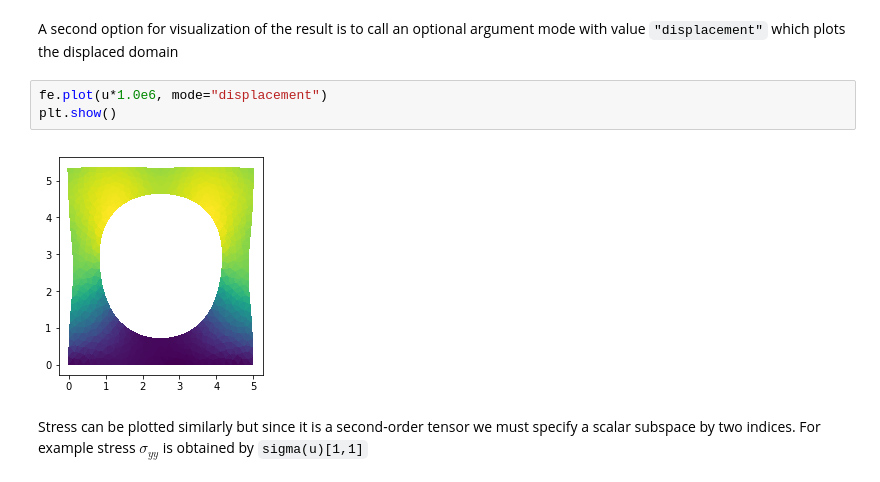
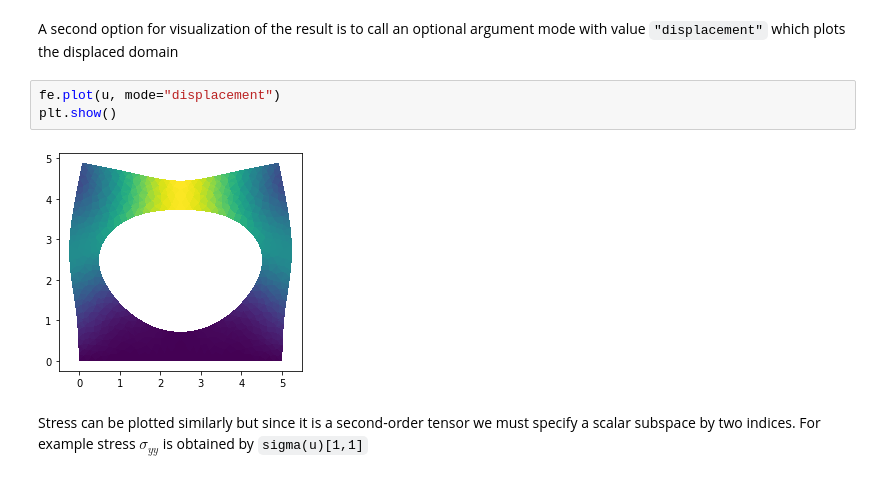
Before and after one commit to georgiosmalik/fenics-course, a Jupyter notebook: docs/source/2DPlaneStrain/2D_Elasticity.ipynb, the cells around one changed output. Saved outputs shown, nothing was run; the diff lists cells and outputs as text.

```diff
--- a/docs/source/2DPlaneStrain/2D_Elasticity.ipynb
+++ b/docs/source/2DPlaneStrain/2D_Elasticity.ipynb
@@ -293,10 +307,10 @@ plt.show()
 # %% [markdown]
 A second option for visualization of the result is to call an optional argument mode with value `"displacement"` which plots the displaced domain
 # %%
-fe.plot(u*1.0e6, mode="displacement")
+fe.plot(u, mode="displacement")
 plt.show()
 # %% [output]
-[figure, old version]
+[figure, new version]
 # %% [markdown]
 Stress can be plotted similarly but since it is a second-order tensor we must specify a scalar subspace by two indices. For example stress $\sigma_{yy}$ is obtained by `sigma(u)[1,1]`
 # %%
```
Also changed, not shown: parts of 14 cells of this notebook, 2 other files.
